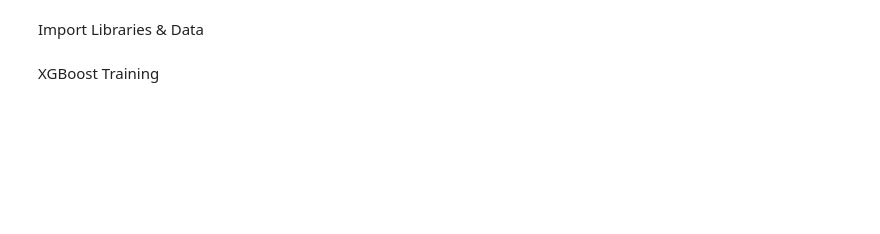
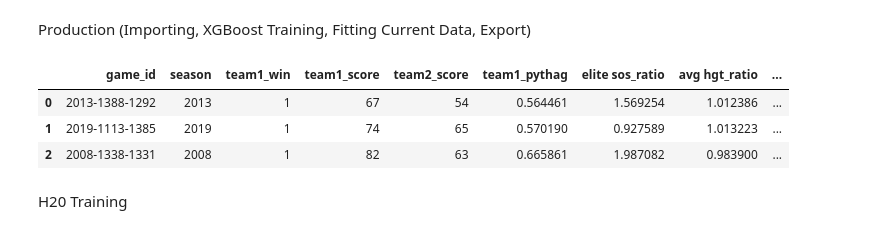
Before and after one commit to peterlmajors/The_Perfect_Bracket, a Jupyter notebook: exploration/training.ipynb, the cells around one changed output. Saved outputs shown, nothing was run; the diff lists cells and outputs as text; code cells hidden in the pictures; blank space fills up the shorter version.

```diff
--- a/exploration/training.ipynb
+++ b/exploration/training.ipynb
@@ -1,2 +0,0 @@
-# %% [markdown]
-Import Libraries & Data
@@ -28,2 +1,19 @@ train = pd.read_csv("../data/pipeline/train.csv")
+# %% [markdown]
+Production (Importing, XGBoost Training, Fitting Current Data, Export)
+# %%
+# Import Libraries
+import pandas as pd
+import numpy as np
+
+import h2o
+from h2o.automl import H2OAutoML
+
+train = pd.read_csv("../data/pipeline/train.csv")
+train.head(3)
+# %% [output]
+|  | game_id | season | team1_win | team1_score | team2_score | team1_pythag | elite sos_ratio | avg hgt_ratio | ... |
+| 0 | 2013-1388-1292 | 2013 | 1 | 67 | 54 | 0.564461 | 1.569254 | 1.012386 | ... |
+| 1 | 2019-1113-1385 | 2019 | 1 | 74 | 65 | 0.570190 | 0.927589 | 1.013223 | ... |
+| 2 | 2008-1338-1331 | 2008 | 1 | 82 | 63 | 0.665861 | 1.987082 | 0.983900 | ... |
 # %% [markdown]
-XGBoost Training
+H20 Training
```
Also changed, not shown: parts of 10 cells of this notebook, 2 other files.
